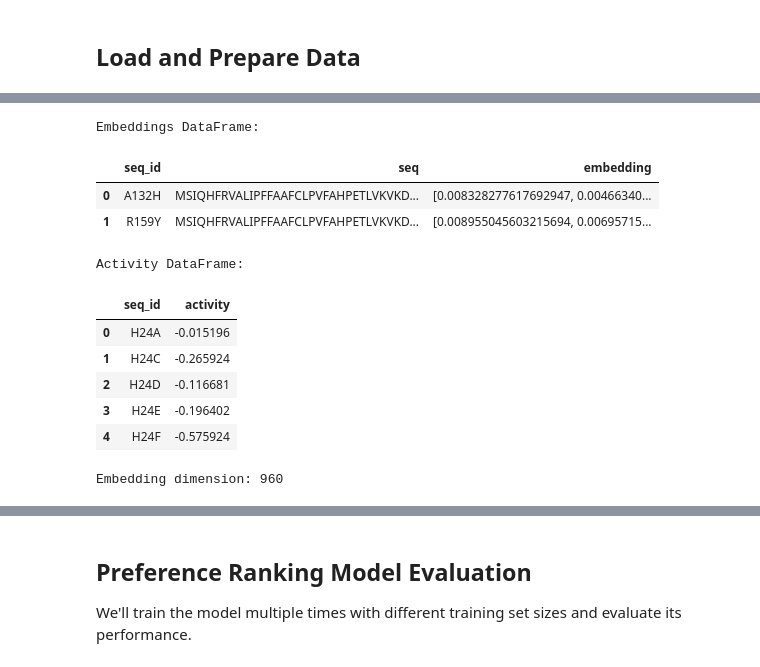
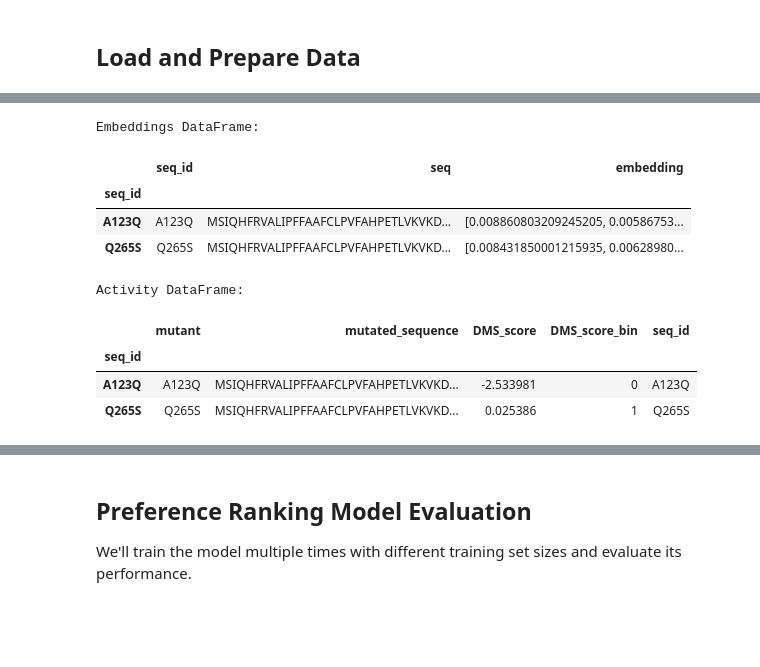
Before and after one commit to JBEI/foldy-internal, a Jupyter notebook: backend/src/notebooks/jacob/250312_preference_ranking_evaluation.ipynb, the cells around one changed output, grey strips where cells are left out. Cells and saved outputs as stored; diff of their text form; code cells hidden in the pictures; blank space fills up the shorter version.

```diff
--- a/backend/src/notebooks/jacob/250312_preference_ranking_evaluation.ipynb
+++ b/backend/src/notebooks/jacob/250312_preference_ranking_evaluation.ipynb
@@ -39,0 +49,6 @@ Loaded 5435 embeddings and 4997 activity values
+# %%
+EMBEDDING_MODEL_ID = '300m'
+NATURALNESS_MODEL_ID = '600m'
+
+available_datasets = get_available_proteingym_datasets(EMBEDDING_MODEL_ID, NATURALNESS_MODEL_ID)
+available_datasets
@@ -39,0 +67,2 @@ Loaded 5435 embeddings and 4997 activity values
+# %%
+naturalness_df, embedding_df, activity_df = get_proteingym_dataset('BLAT_ECOLX_Stiffler_2015', EMBEDDING_MODEL_ID, NATURALNESS_MODEL_ID)
@@ -40,30 +83,18 @@ Loaded 5435 embeddings and 4997 activity values
 # %%
 # Inspect the data
 print("Embeddings DataFrame:")
-display(embeddings_df.head(2))
+display(embedding_df.head(2))
 
 print("\nActivity DataFrame:")
-display(activity_df.head())
+display(activity_df.head(2))
 # %% [output]
 Embeddings DataFrame:
 |  | seq_id | seq | embedding |
-| 0 | A132H | MSIQHFRVALIPFFAAFCLPVFAHPETLVKVKD... | [0.008328277617692947, 0.00466340... |
-| 1 | R159Y | MSIQHFRVALIPFFAAFCLPVFAHPETLVKVKD... | [0.008955045603215694, 0.00695715... |
+| seq_id |  |  |  |
+| A123Q | A123Q | MSIQHFRVALIPFFAAFCLPVFAHPETLVKVKD... | [0.008860803209245205, 0.00586753... |
+| Q265S | Q265S | MSIQHFRVALIPFFAAFCLPVFAHPETLVKVKD... | [0.008431850001215935, 0.00628980... |
 Activity DataFrame:
-|  | seq_id | activity |
-| 0 | H24A | -0.015196 |
-| 1 | H24C | -0.265924 |
-| 2 | H24D | -0.116681 |
-| 3 | H24E | -0.196402 |
-| 4 | H24F | -0.575924 |
+|  | mutant | mutated_sequence | DMS_score | DMS_score_bin | seq_id |
+| seq_id |  |  |  |  |  |
+| A123Q | A123Q | MSIQHFRVALIPFFAAFCLPVFAHPETLVKVKD... | -2.533981 | 0 | A123Q |
+| Q265S | Q265S | MSIQHFRVALIPFFAAFCLPVFAHPETLVKVKD... | 0.025386 | 1 | Q265S |
-# %%
-# Convert the embedding strings to numpy arrays
-def parse_embedding(embedding_str):
-    return np.array(ast.literal_eval(embedding_str))
-
-# Convert embeddings and check the shape
-embeddings = embeddings_df['embedding'].apply(parse_embedding)
-embedding_dim = len(embeddings.iloc[0])
-print(f"Embedding dimension: {embedding_dim}")
-# %% [output]
-Embedding dimension: 960
```
Also changed, not shown: parts of 14 cells of this notebook, 26 other files.
